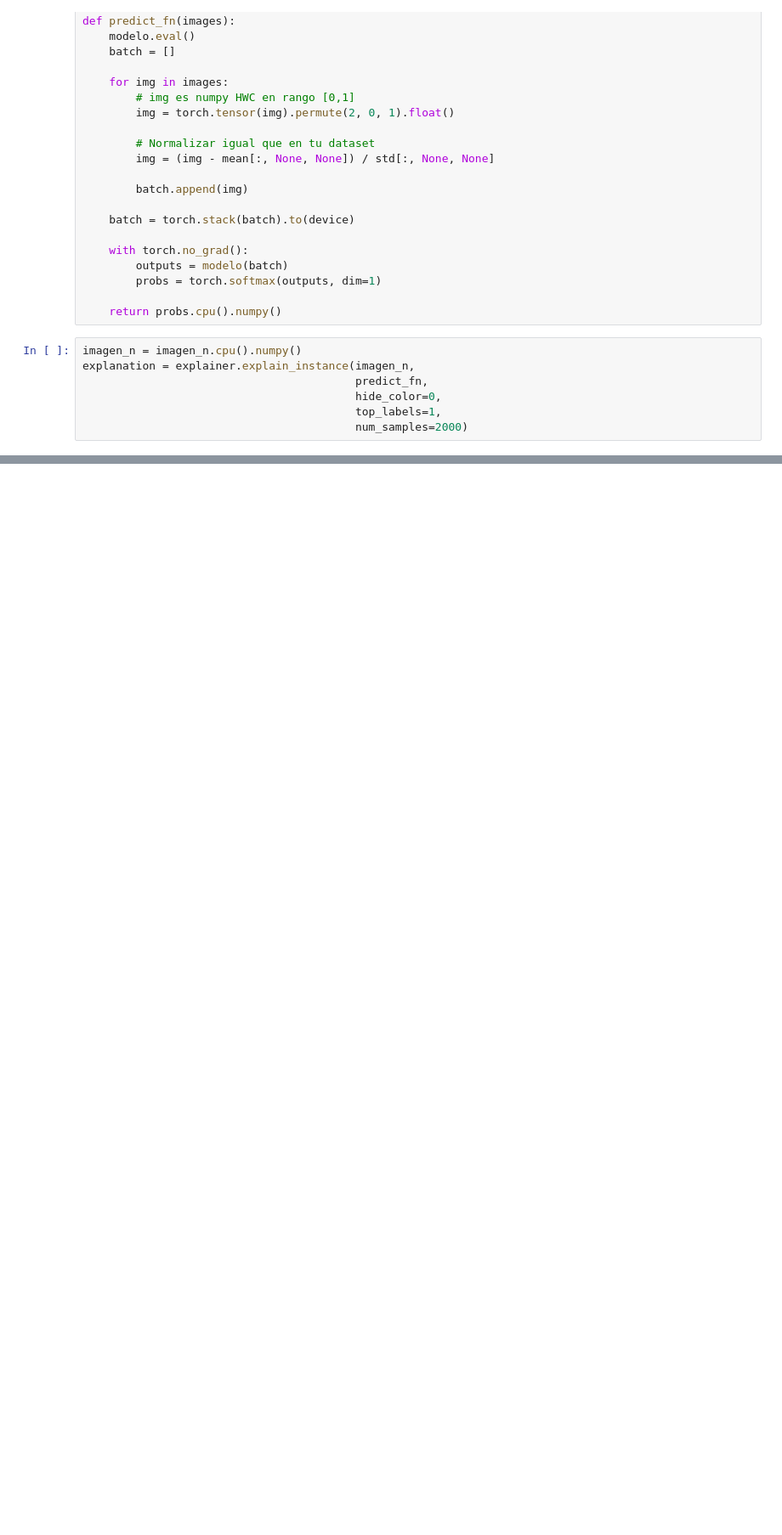
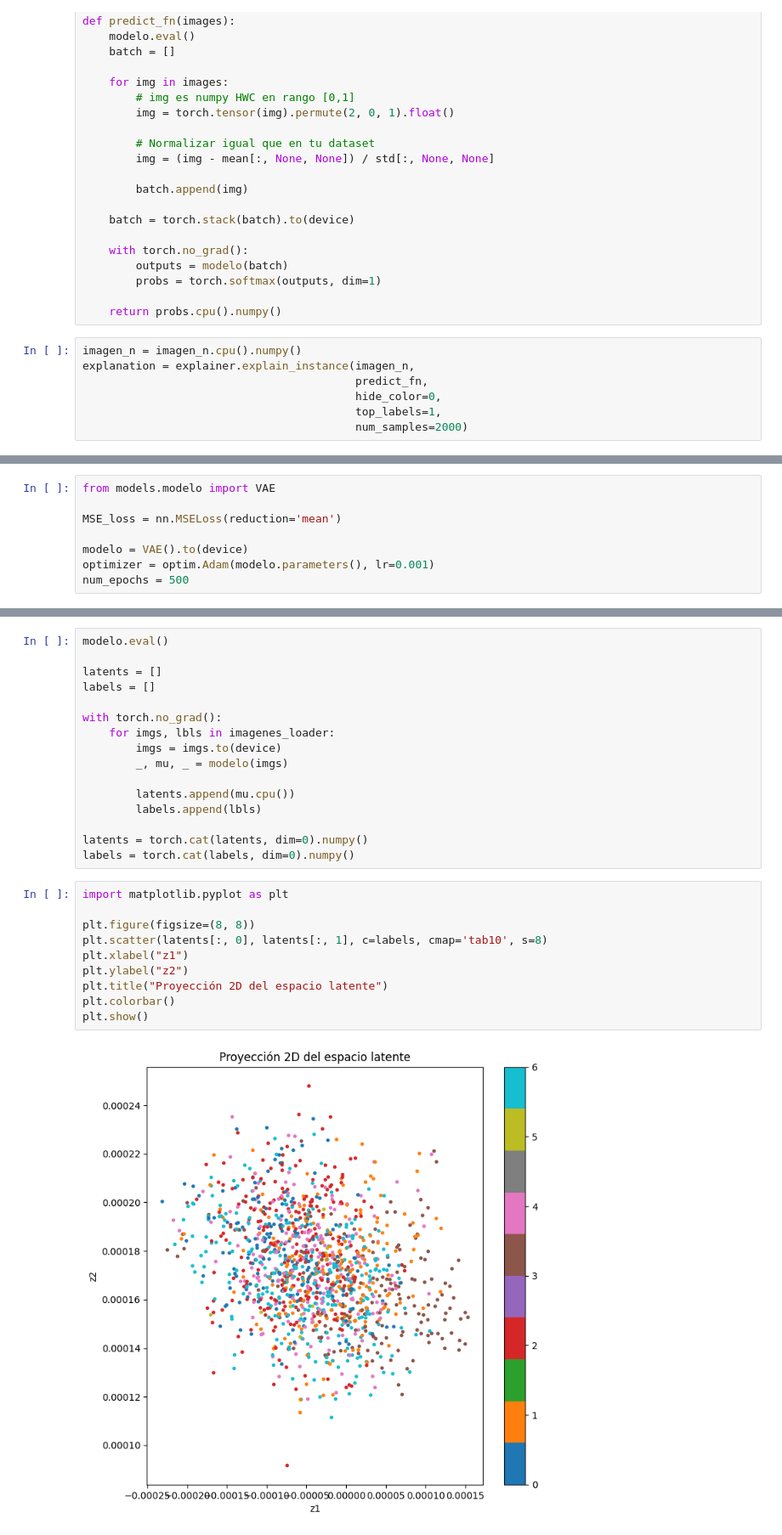
Before and after one commit to MateoJian/Corolla-Classifier, a Jupyter notebook: notebooks/01_Entrenamiento_y_Evaluacion.ipynb, the cells around one changed output, grey strips where cells are left out. Shown at 85% size. Cells and saved outputs as stored; diff of their text form; blank space fills up the shorter version.

```diff
--- a/notebooks/01_Entrenamiento_y_Evaluacion.ipynb
+++ b/notebooks/01_Entrenamiento_y_Evaluacion.ipynb
@@ -265,0 +311,8 @@ plot_confusion_matrix(modelo, test_loader)
+# %%
+from models.modelo import VAE
+
+MSE_loss = nn.MSELoss(reduction='mean')
+
+modelo = VAE().to(device)
+optimizer = optim.Adam(modelo.parameters(), lr=0.001)
+num_epochs = 500
@@ -265,0 +409,28 @@ plot_confusion_matrix(modelo, test_loader)
+# %%
+modelo.eval()
+
+latents = []
+labels = []
+
+with torch.no_grad():
+    for imgs, lbls in imagenes_loader:
+        imgs = imgs.to(device)
+        _, mu, _ = modelo(imgs)
+
+        latents.append(mu.cpu())
+        labels.append(lbls)
+
+latents = torch.cat(latents, dim=0).numpy()
+labels = torch.cat(labels, dim=0).numpy()
+# %%
+import matplotlib.pyplot as plt
+
+plt.figure(figsize=(8, 8))
+plt.scatter(latents[:, 0], latents[:, 1], c=labels, cmap='tab10', s=8)
+plt.xlabel("z1")
+plt.ylabel("z2")
+plt.title("Proyección 2D del espacio latente")
+plt.colorbar()
+plt.show()
+# %% [output]
+[figure, added]
```
Also changed, not shown: parts of 18 cells of this notebook, 3 other files.
